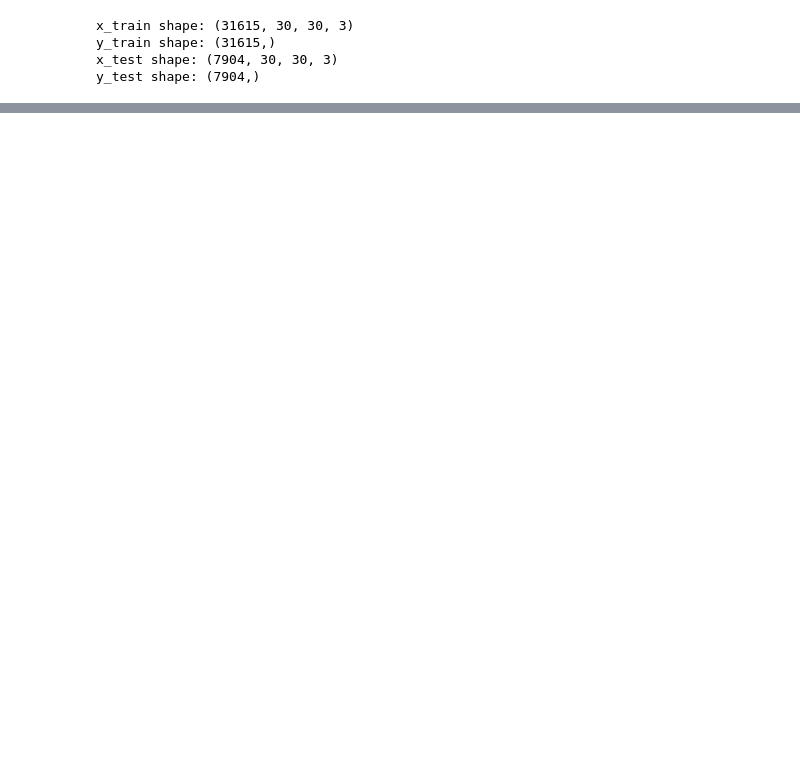
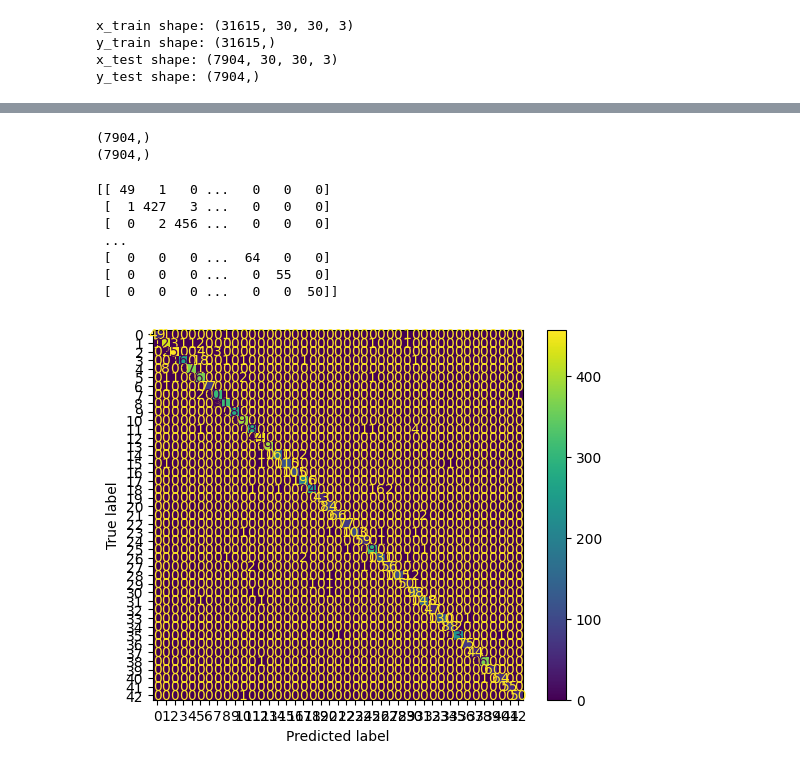
Before and after one commit to arjunsudheer/traffic-sign-detection, a Jupyter notebook: German_Traffic_Signs_Image_Classification/german_traffic_signs_image_classification.ipynb, the cells around one changed output, grey strips where cells are left out. Cells and saved outputs as stored; diff of their text form; code cells hidden in the pictures; blank space fills up the shorter version.

```diff
--- a/German_Traffic_Signs_Image_Classification/german_traffic_signs_image_classification.ipynb
+++ b/German_Traffic_Signs_Image_Classification/german_traffic_signs_image_classification.ipynb
@@ -155,9 +157,3 @@ Total params: 641531 (2.45 MB)
 Trainable params: 641531 (2.45 MB)
 Non-trainable params: 0 (0.00 Byte)
 _________________________________________________________________
-# %%
-model.fit(
-    x_train,
-    y_train_enc,
-    epochs=20
-)
@@ -182,0 +160,8 @@ Epoch 20/20
+# %%
+model.fit(
+    x_train,
+    y_train_enc,
+    epochs=20,
+    # uses the test data to measure the accuracy of the weights calculated form the train data
+    validation_data=(x_test, y_test_enc)
+)
@@ -182,0 +187,5 @@ Epoch 20/20
+# %%
+# predict the class for each image in the test set
+y_test_prediction = model.predict(x_test)
+y_test_prediction = np.argmax(y_test_prediction, axis=1)
+y_test_enc = np.argmax(y_test_enc, axis=1)
@@ -182,0 +194,27 @@ Epoch 20/20
+# %%
+print(y_test_prediction.shape)
+print(y_test_enc.shape)
+# %% [output]
+(7904,)
+(7904,)
+# %%
+from sklearn.metrics import confusion_matrix, ConfusionMatrixDisplay
+
+
+# create a confusion matrix based on the test data
+cm = confusion_matrix(y_test_enc, y_test_prediction)
+print(cm)
+
+# display the confusion matrix
+disp = ConfusionMatrixDisplay(cm)
+disp.plot()
+plt.show()
+# %% [output]
+[[ 49   1   0 ...   0   0   0]
+ [  1 427   3 ...   0   0   0]
+ [  0   2 456 ...   0   0   0]
+ ...
+ [  0   0   0 ...  64   0   0]
+ [  0   0   0 ...   0  55   0]
+ [  0   0   0 ...   0   0  50]]
+[figure, added]
```
Also changed, not shown: parts of 11 cells of this notebook.
